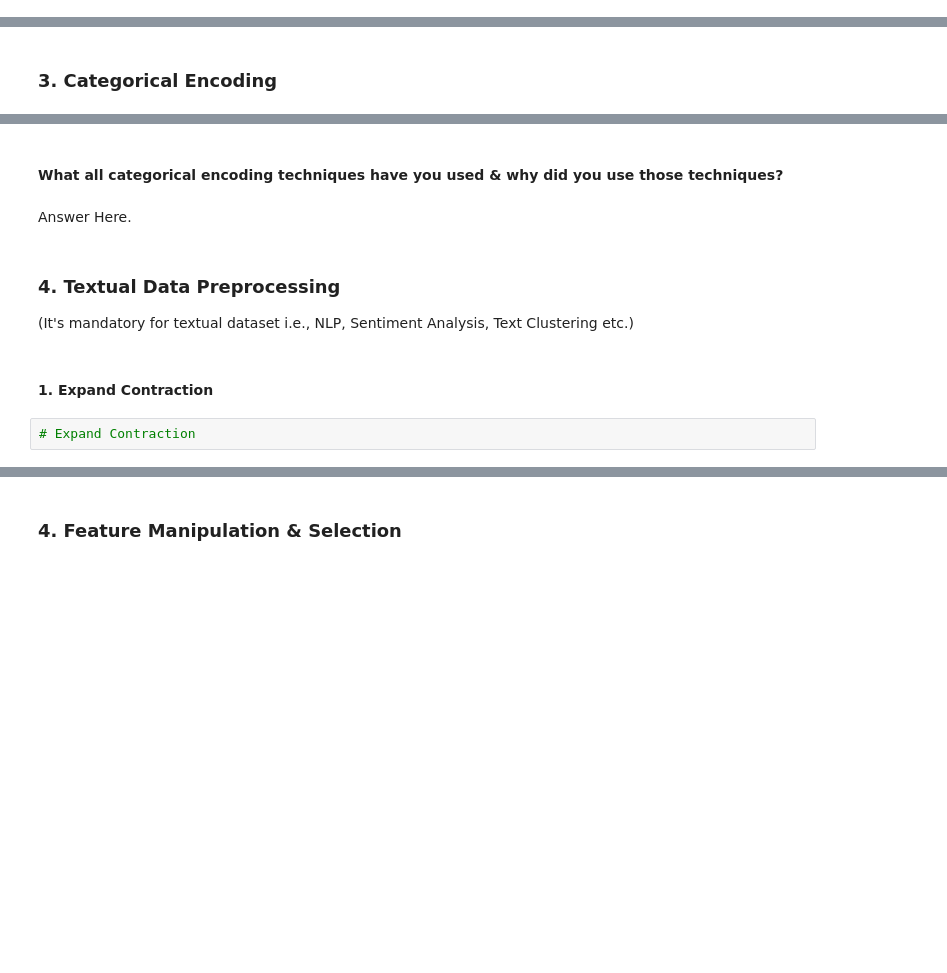
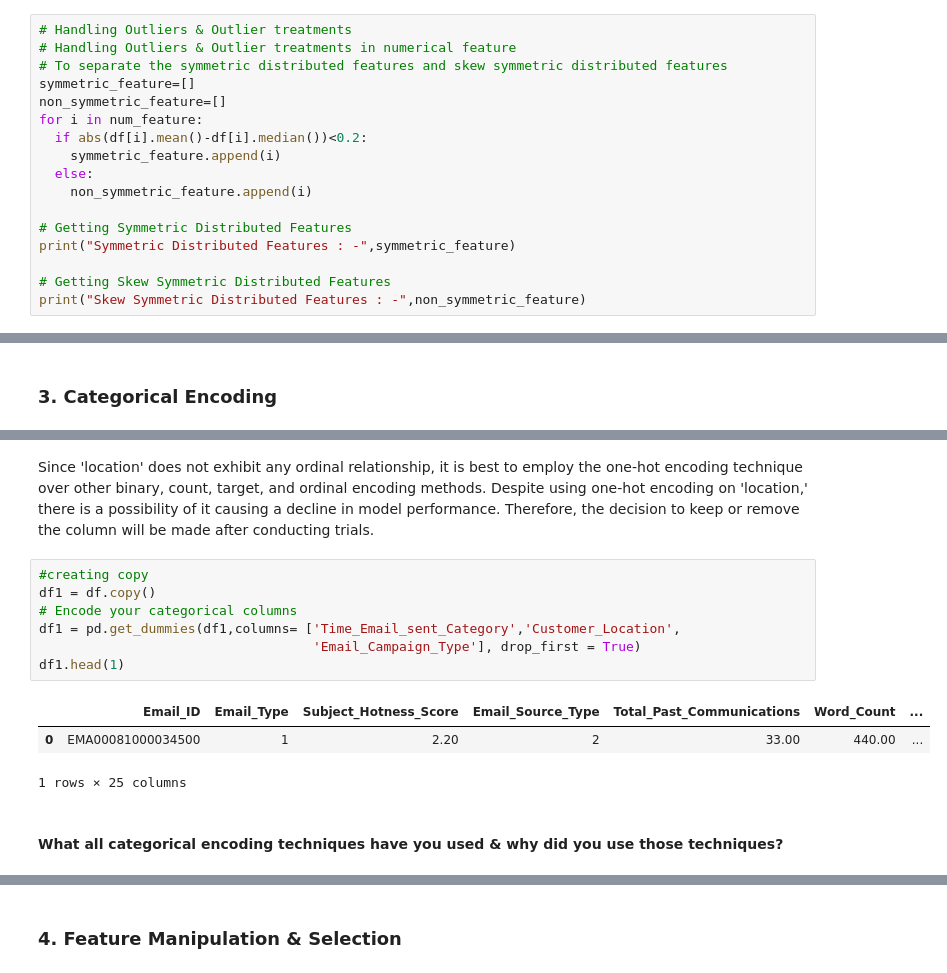
Before and after one commit to shailesh3335/Email_Campaign_Effectiveness_Prediction_capstone, a Jupyter notebook: Email_Campaign_Effectiveness_Prediction_capstone.ipynb, the cells around one changed output, grey strips where cells are left out. Cells and saved outputs as stored; diff of their text form; blank space fills up the shorter version.

```diff
--- a/Email_Campaign_Effectiveness_Prediction_capstone.ipynb
+++ b/Email_Campaign_Effectiveness_Prediction_capstone.ipynb
@@ -1322,0 +1321,17 @@ For 'Total_Past_Communication,' which exhibited a normal distribution, I replace
+# %%
+# Handling Outliers & Outlier treatments
+# Handling Outliers & Outlier treatments in numerical feature
+# To separate the symmetric distributed features and skew symmetric distributed features
+symmetric_feature=[]
+non_symmetric_feature=[]
+for i in num_feature:
+  if abs(df[i].mean()-df[i].median())<0.2:
+    symmetric_feature.append(i)
+  else:
+    non_symmetric_feature.append(i)
+
+# Getting Symmetric Distributed Features
+print("Symmetric Distributed Features : -",symmetric_feature)
+
+# Getting Skew Symmetric Distributed Features
+print("Skew Symmetric Distributed Features : -",non_symmetric_feature)
@@ -1331,11 +1440,15 @@ Answer Here.
+# %% [markdown]
+Since 'location' does not exhibit any ordinal relationship, it is best to employ the one-hot encoding technique over other binary, count, target, and ordinal encoding methods. Despite using one-hot encoding on 'location,' there is a possibility of it causing a decline in model performance. Therefore, the decision to keep or remove the column will be made after conducting trials.
+# %%
+#creating copy
+df1 = df.copy()
+# Encode your categorical columns
+df1 = pd.get_dummies(df1,columns= ['Time_Email_sent_Category','Customer_Location',
+                                   'Email_Campaign_Type'], drop_first = True)
+df1.head(1)
+# %% [output]
+|  | Email_ID | Email_Type | Subject_Hotness_Score | Email_Source_Type | Total_Past_Communications | Word_Count | ... |
+| 0 | EMA00081000034500 | 1 | 2.20 | 2 | 33.00 | 440.00 | ... |
+1 rows × 25 columns
 # %% [markdown]
 #### What all categorical encoding techniques have you used & why did you use those techniques?
-# %% [markdown]
-Answer Here.
-# %% [markdown]
-### 4. Textual Data Preprocessing
-(It's mandatory for textual dataset i.e., NLP, Sentiment Analysis, Text Clustering etc.)
-# %% [markdown]
-#### 1. Expand Contraction
-# %%
-# Expand Contraction
```
Also changed, not shown: parts of 34 cells of this notebook.
